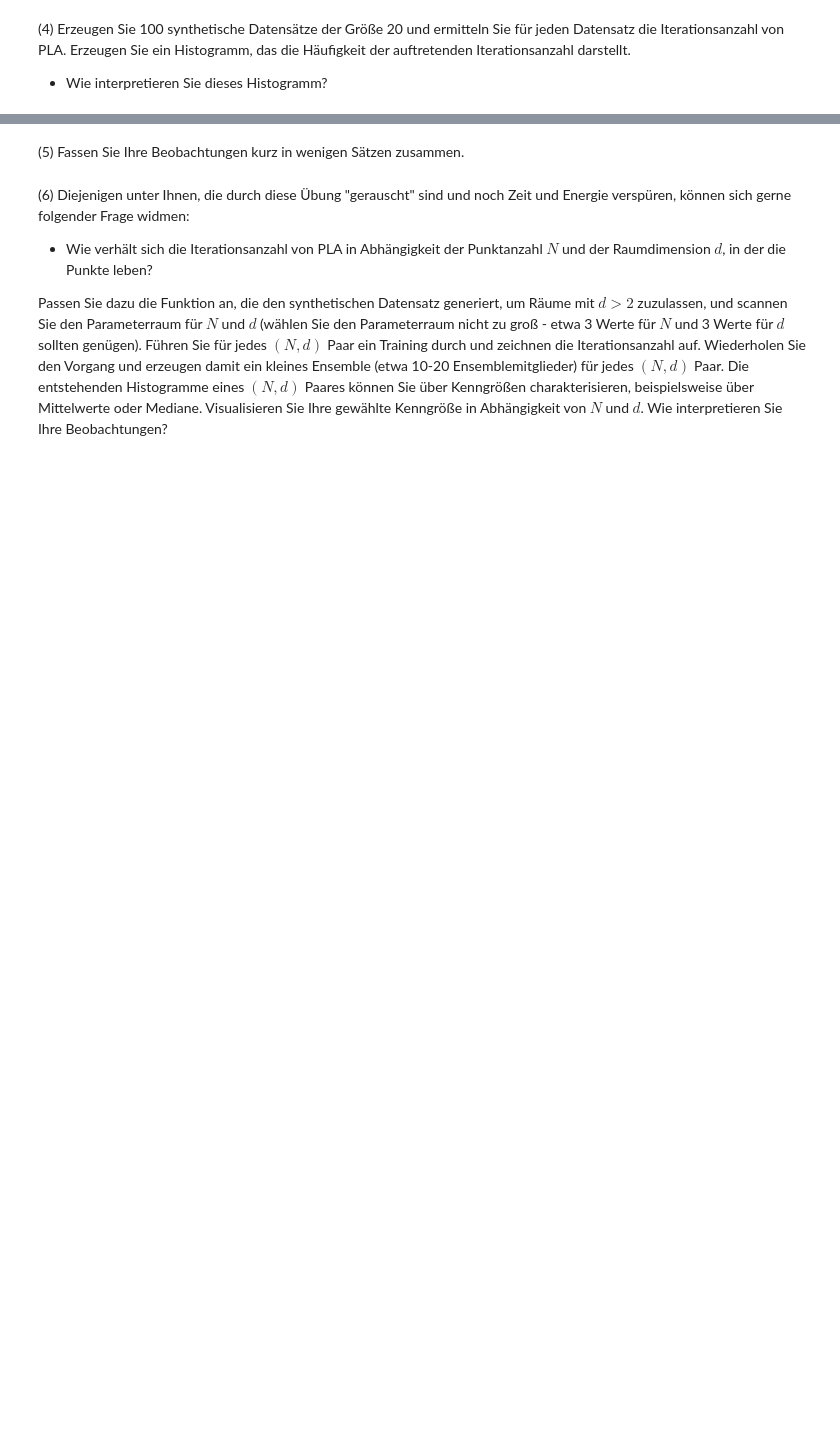
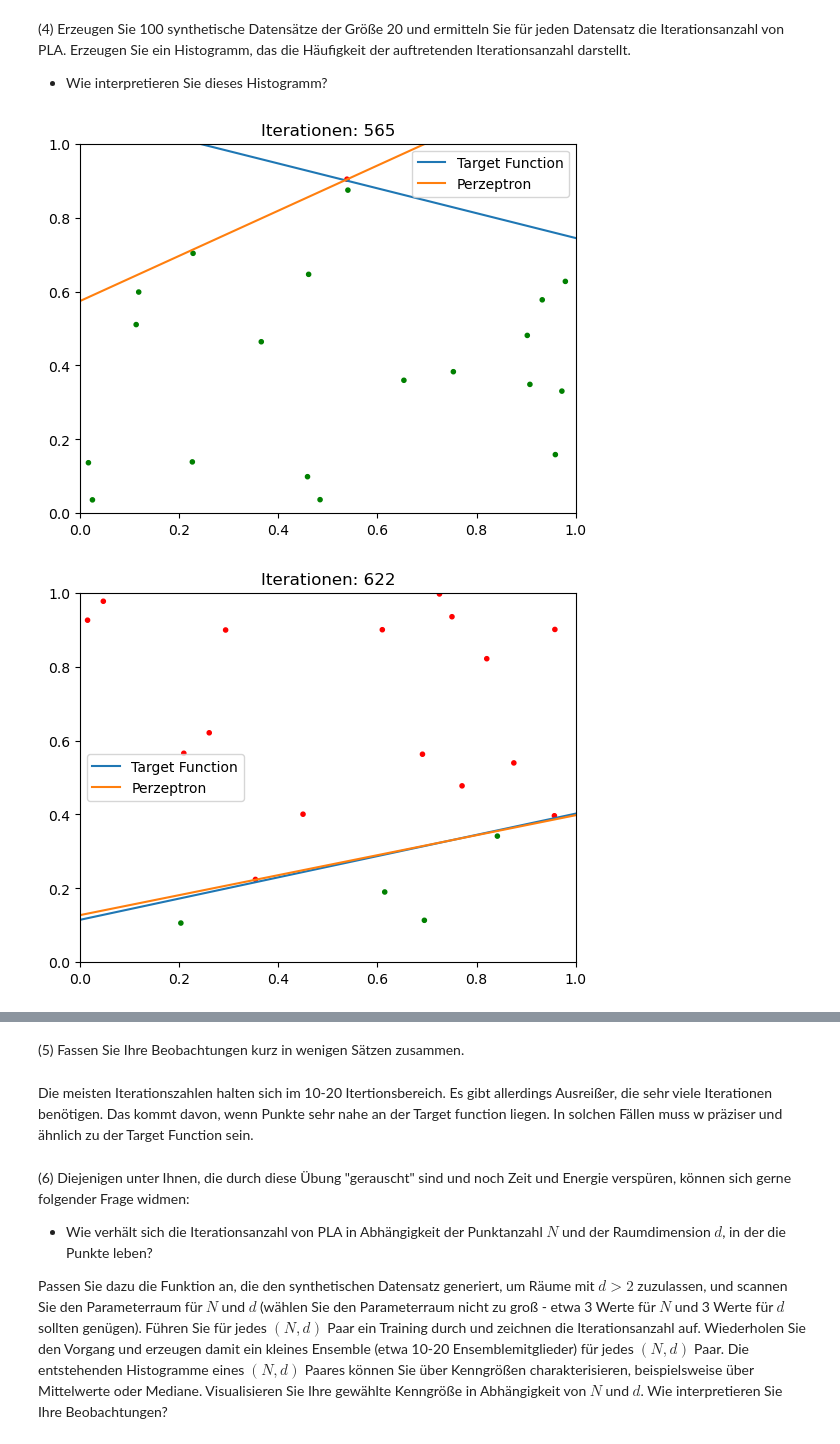
Before and after one commit to cortex359/ml1.ws25, a Jupyter notebook: uebung2/TKKR-2-Perzeptron.ipynb, the cells around one changed output, grey strips where cells are left out. Cells and saved outputs as stored; diff of their text form; code cells hidden in the pictures; blank space fills up the shorter version.

```diff
--- a/uebung2/TKKR-2-Perzeptron.ipynb
+++ b/uebung2/TKKR-2-Perzeptron.ipynb
@@ -513,3 +557,31 @@ Wir wollen das Verhalten von PLA untersuchen, insbesondere, wie die Iterationsan
 # %% [markdown]
 (4) Erzeugen Sie 100 synthetische Datensätze der Größe 20 und ermitteln Sie für jeden Datensatz die Iterationsanzahl von PLA. Erzeugen Sie ein Histogramm, das die Häufigkeit der auftretenden Iterationsanzahl darstellt.
    * Wie interpretieren Sie dieses Histogramm?
+# %%
+iterationen = []
+for i in range(100):
+    X_i, y_i, target_i = getClassedPoints(20)
+    w_i, w_trace_i = pla(X_i, y_i, np.zeros(3), verbose=True)
+    iterationen.append(len(w_trace_i) + 1)
+    if len(w_trace_i) + 1 > 300:
+        # create color labels according to target values
+        lookup = np.array(["r", "g"])
+        c_i = lookup[(y_i+1)//2]
+
+        # plot points
+        plt.axis((0, 1, 0, 1))
+        plt.scatter(X_i[:,0], X_i[:,1], c=c_i, marker='.')
+
+        # plot decision line
+        l = np.linspace(0, 1, 2)
+        plt.plot(l, target_i(l), label="Target Function")
+        plt.plot(l, g(l, w_i), label="Perzeptron")
+        plt.legend()
+        plt.title(f"Iterationen: {len(w_trace_i) + 1}")
+        plt.show()
+
+sns.histplot(iterationen)
+plt.show()
+# %% [output]
+[figure, added]
+[figure, added]
@@ -516,5 +594,7 @@ Wir wollen das Verhalten von PLA untersuchen, insbesondere, wie die Iterationsan
 # %% [markdown]
 (5) Fassen Sie Ihre Beobachtungen kurz in wenigen Sätzen zusammen.
+# %% [markdown]
+Die meisten Iterationszahlen halten sich im 10-20 Itertionsbereich. Es gibt allerdings Ausreißer, die sehr viele Iterationen benötigen. Das kommt davon, wenn Punkte sehr nahe an der Target function liegen. In solchen Fällen muss w präziser und ähnlich zu der Target Function sein.
 # %% [markdown]
 (6) Diejenigen unter Ihnen, die durch diese Übung "gerauscht" sind und noch Zeit und Energie verspüren, können sich gerne folgender Frage widmen:
 
```
Also changed, not shown: parts of 11 cells of this notebook, 1 other file.
